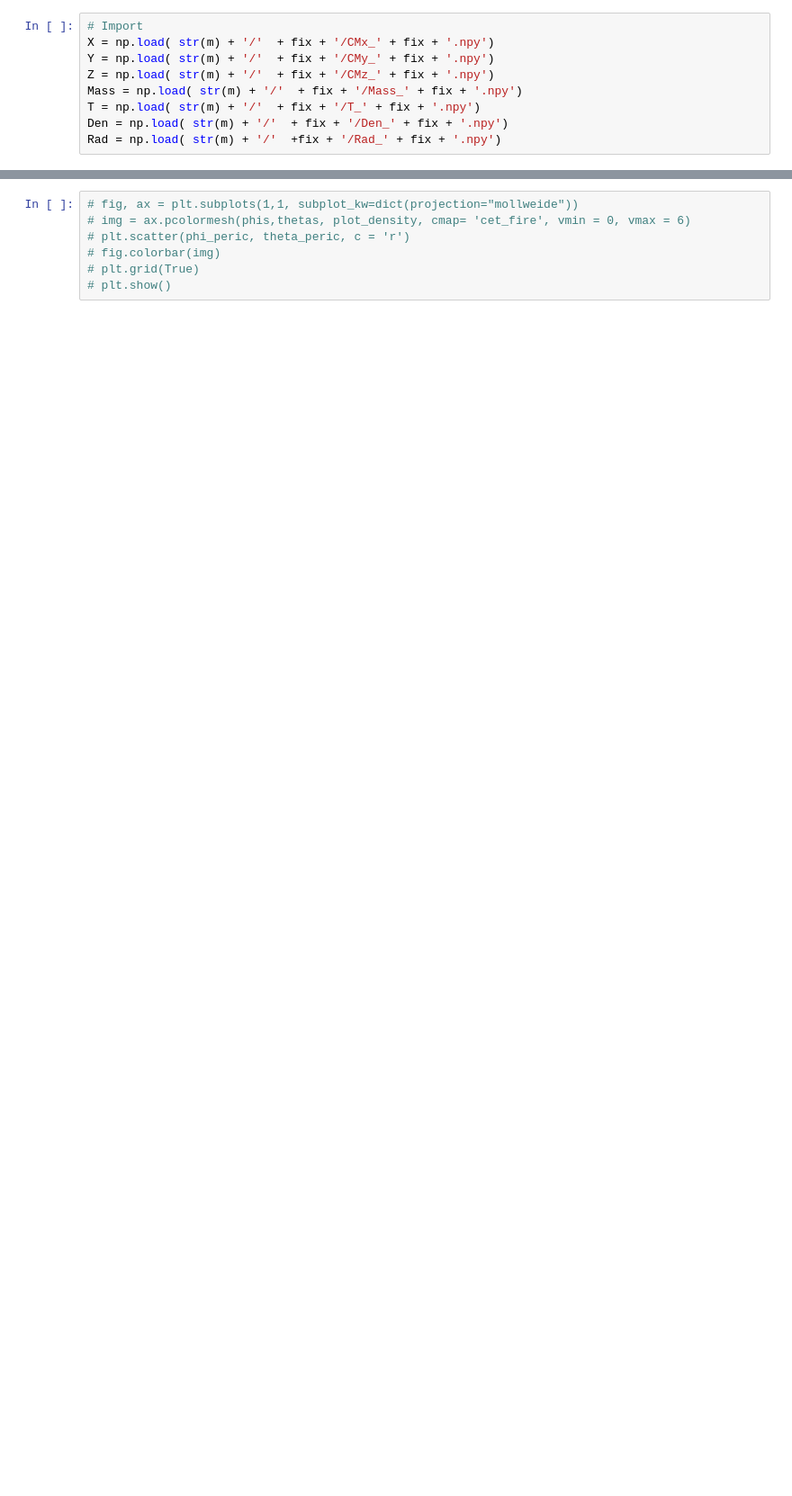
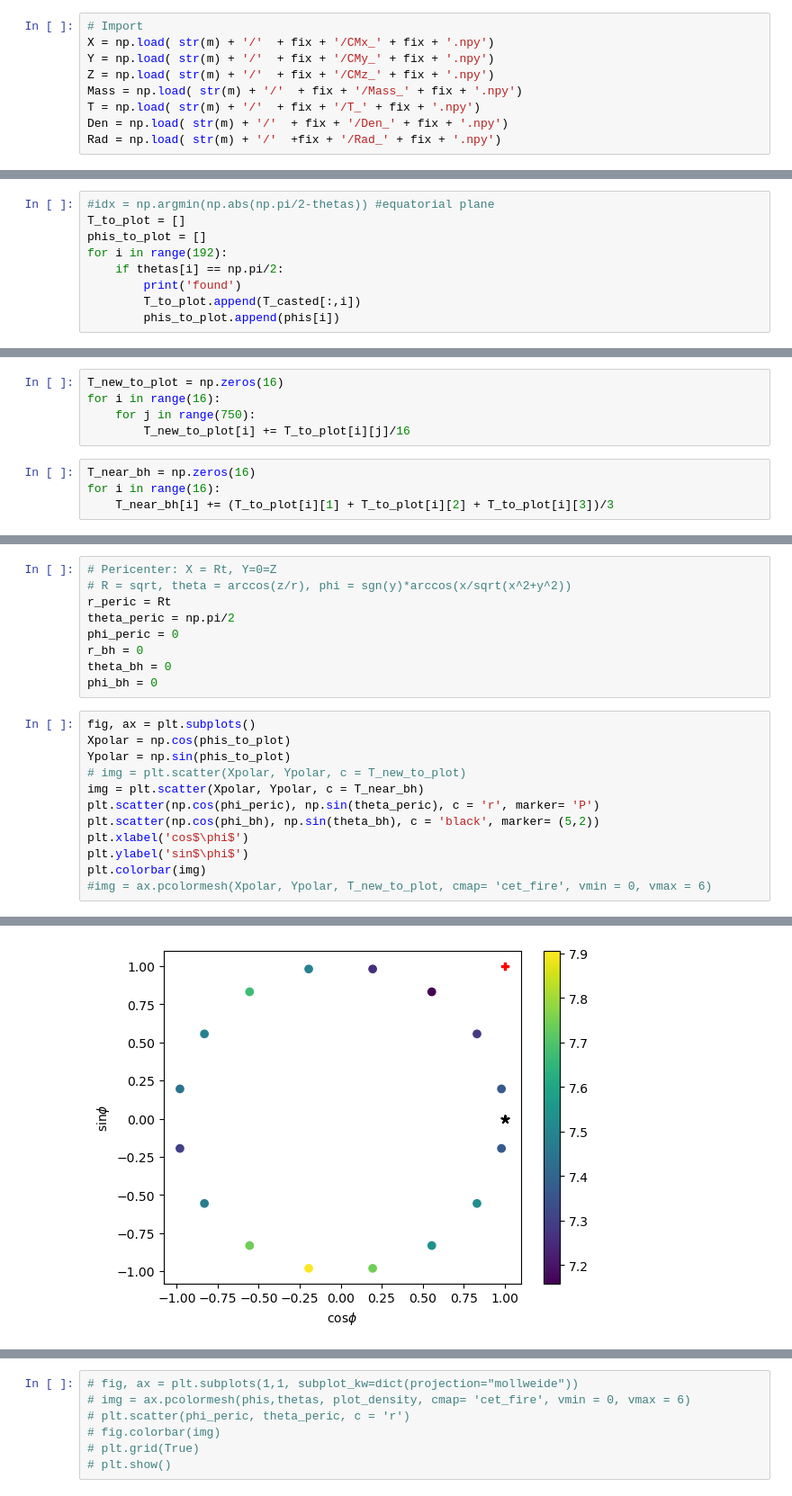
Before and after one commit to KKilmetis8/tde_comparison, a Jupyter notebook: test_caster.ipynb, the cells around one changed output, grey strips where cells are left out. Shown at 90% size. Cells and saved outputs as stored; diff of their text form; blank space fills up the shorter version.

```diff
--- a/test_caster.ipynb
+++ b/test_caster.ipynb
@@ -129,0 +105,9 @@ final_density = np.nan_to_num(final_density, neginf=0) # fix the fuckery
+# %%
+#idx = np.argmin(np.abs(np.pi/2-thetas)) #equatorial plane
+T_to_plot = []
+phis_to_plot = []
+for i in range(192):
+    if thetas[i] == np.pi/2:
+        print('found')
+        T_to_plot.append(T_casted[:,i])
+        phis_to_plot.append(phis[i])
@@ -129,0 +131,9 @@ final_density = np.nan_to_num(final_density, neginf=0) # fix the fuckery
+# %%
+T_new_to_plot = np.zeros(16)
+for i in range(16):
+    for j in range(750):
+        T_new_to_plot[i] += T_to_plot[i][j]/16
+# %%
+T_near_bh = np.zeros(16)
+for i in range(16):
+    T_near_bh[i] += (T_to_plot[i][1] + T_to_plot[i][2] + T_to_plot[i][3])/3
@@ -129,0 +147,22 @@ final_density = np.nan_to_num(final_density, neginf=0) # fix the fuckery
+# %%
+# Pericenter: X = Rt, Y=0=Z
+# R = sqrt, theta = arccos(z/r), phi = sgn(y)*arccos(x/sqrt(x^2+y^2))
+r_peric = Rt
+theta_peric = np.pi/2
+phi_peric = 0
+r_bh = 0
+theta_bh = 0
+phi_bh = 0
+# %%
+fig, ax = plt.subplots()
+Xpolar = np.cos(phis_to_plot)
+Ypolar = np.sin(phis_to_plot)
+# img = plt.scatter(Xpolar, Ypolar, c = T_new_to_plot)
+img = plt.scatter(Xpolar, Ypolar, c = T_near_bh)
+plt.scatter(np.cos(phi_peric), np.sin(theta_peric), c = 'r', marker= 'P')
+plt.scatter(np.cos(phi_bh), np.sin(theta_bh), c = 'black', marker= (5,2))
+plt.xlabel('cos$\phi$')
+plt.ylabel('sin$\phi$')
+plt.colorbar(img)
+#img = ax.pcolormesh(Xpolar, Ypolar, T_new_to_plot, cmap= 'cet_fire', vmin = 0, vmax = 6)
+# %% [output]
@@ -130,3 +170,4 @@ final_density = np.nan_to_num(final_density, neginf=0) # fix the fuckery
+[figure, added]
 # %%
 fig, ax = plt.subplots()
 img = ax.pcolormesh(Xcoord, Ycoord, plot_density, cmap= 'cet_fire', vmin = 0, vmax = 6)
```
Also changed, not shown: parts of 20 cells of this notebook, 2 other files.
